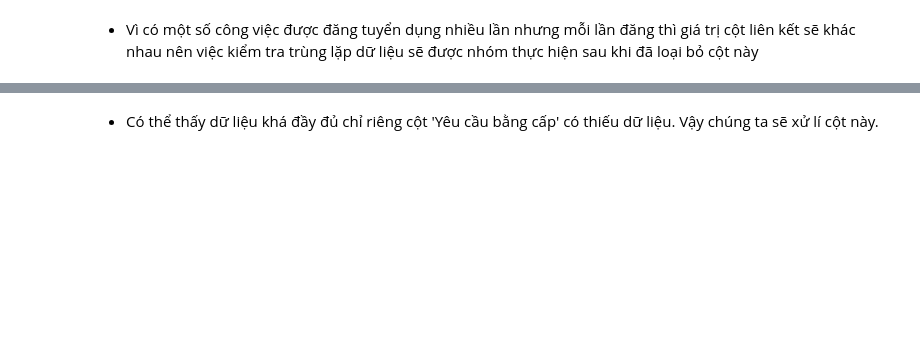
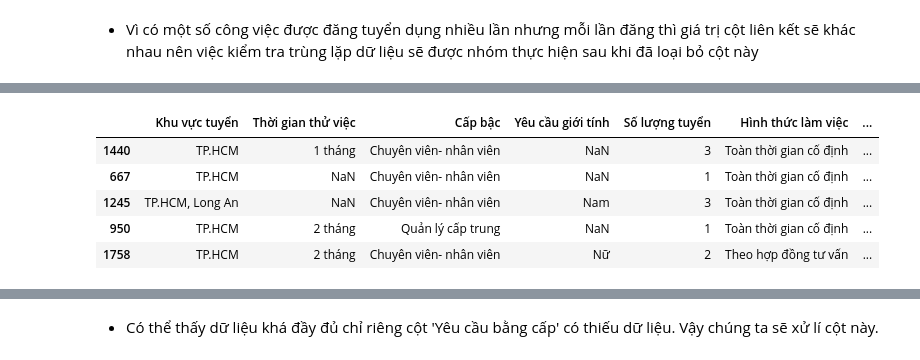
Before and after one commit to HungLVT/NMKHDL, a Jupyter notebook: notebooks/2.0-data-preprocessing.ipynb, the cells around one changed output, grey strips where cells are left out. Drawn from its saved outputs; the diff is of its cells as text; code cells hidden in the pictures; blank space fills up the shorter version.

```diff
--- a/notebooks/2.0-data-preprocessing.ipynb
+++ b/notebooks/2.0-data-preprocessing.ipynb
@@ -108,0 +140,21 @@ Name: count, dtype: int64
+# %%
+def process_salary(salary):
+    try:
+        a, b = salary.split(' - ')
+        a = float(a)
+        b = float(b.replace(' triệu', ''))
+        return pd.Series([a, b, (a + b) / 2])
+    except:
+        # Lấy số trong lương
+        salary = float(salary.replace(' triệu', ''))
+        return pd.Series([salary, salary, salary])
+raw_data[['Mức lương thấp nhất', 'Mức lương cao nhất', 'Mức lương trung bình']] = raw_data['Mức lương'].apply(process_salary)
+raw_data.drop('Mức lương', axis=1, inplace=True)
+raw_data.sample(5)
+# %% [output]
+|  | Khu vực tuyển | Thời gian thử việc | Cấp bậc | Yêu cầu giới tính | Số lượng tuyển | Hình thức làm việc | ... |
+| 1440 | TP.HCM | 1 tháng | Chuyên viên- nhân viên | NaN | 3 | Toàn thời gian cố định | ... |
+| 667 | TP.HCM | NaN | Chuyên viên- nhân viên | NaN | 1 | Toàn thời gian cố định | ... |
+| 1245 | TP.HCM, Long An | NaN | Chuyên viên- nhân viên | Nam | 3 | Toàn thời gian cố định | ... |
+| 950 | TP.HCM | 2 tháng | Quản lý cấp trung | NaN | 1 | Toàn thời gian cố định | ... |
+| 1758 | TP.HCM | 2 tháng | Chuyên viên- nhân viên | Nữ | 2 | Theo hợp đồng tư vấn | ... |
```
Also changed, not shown: parts of 43 cells of this notebook, 5 other files.
